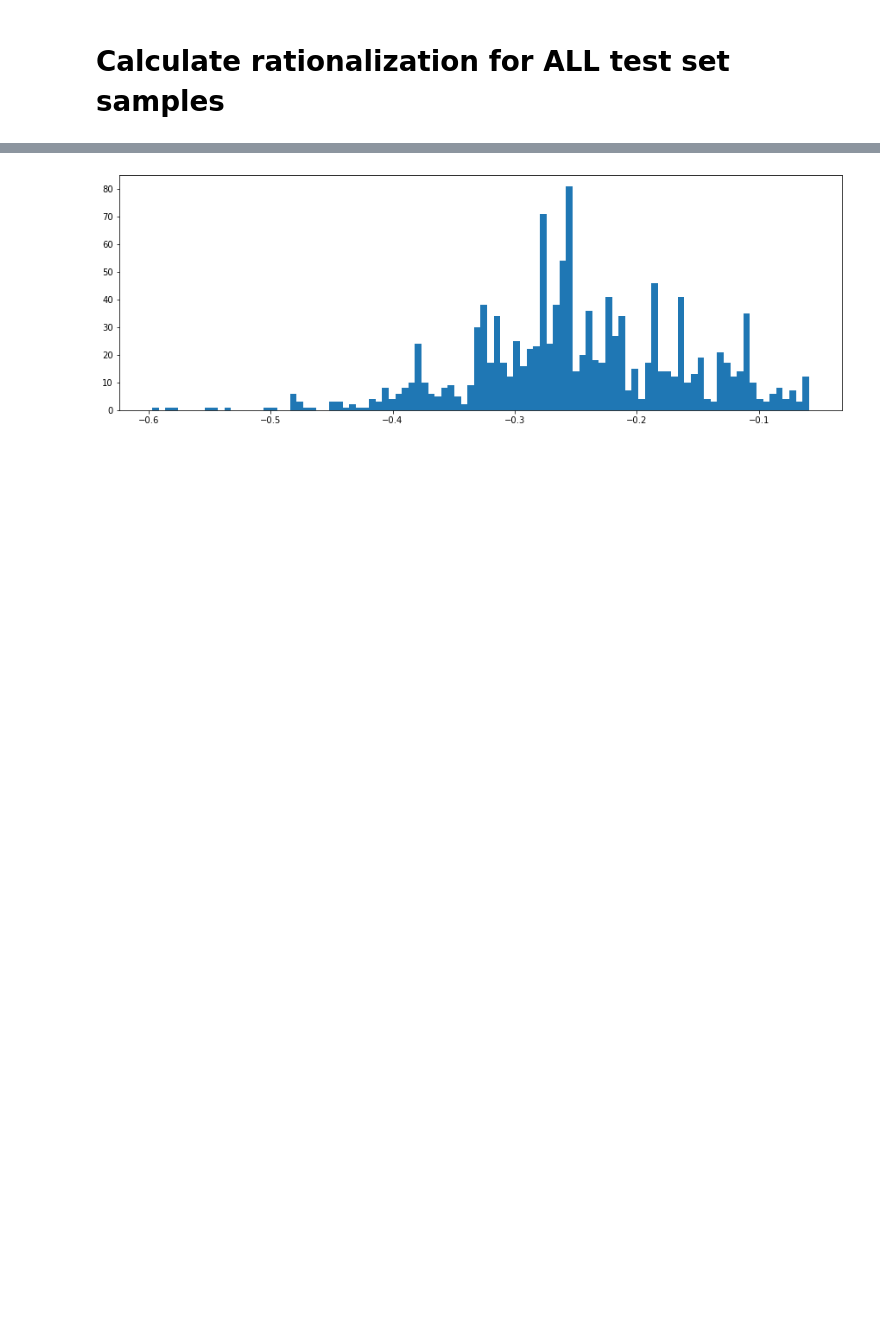
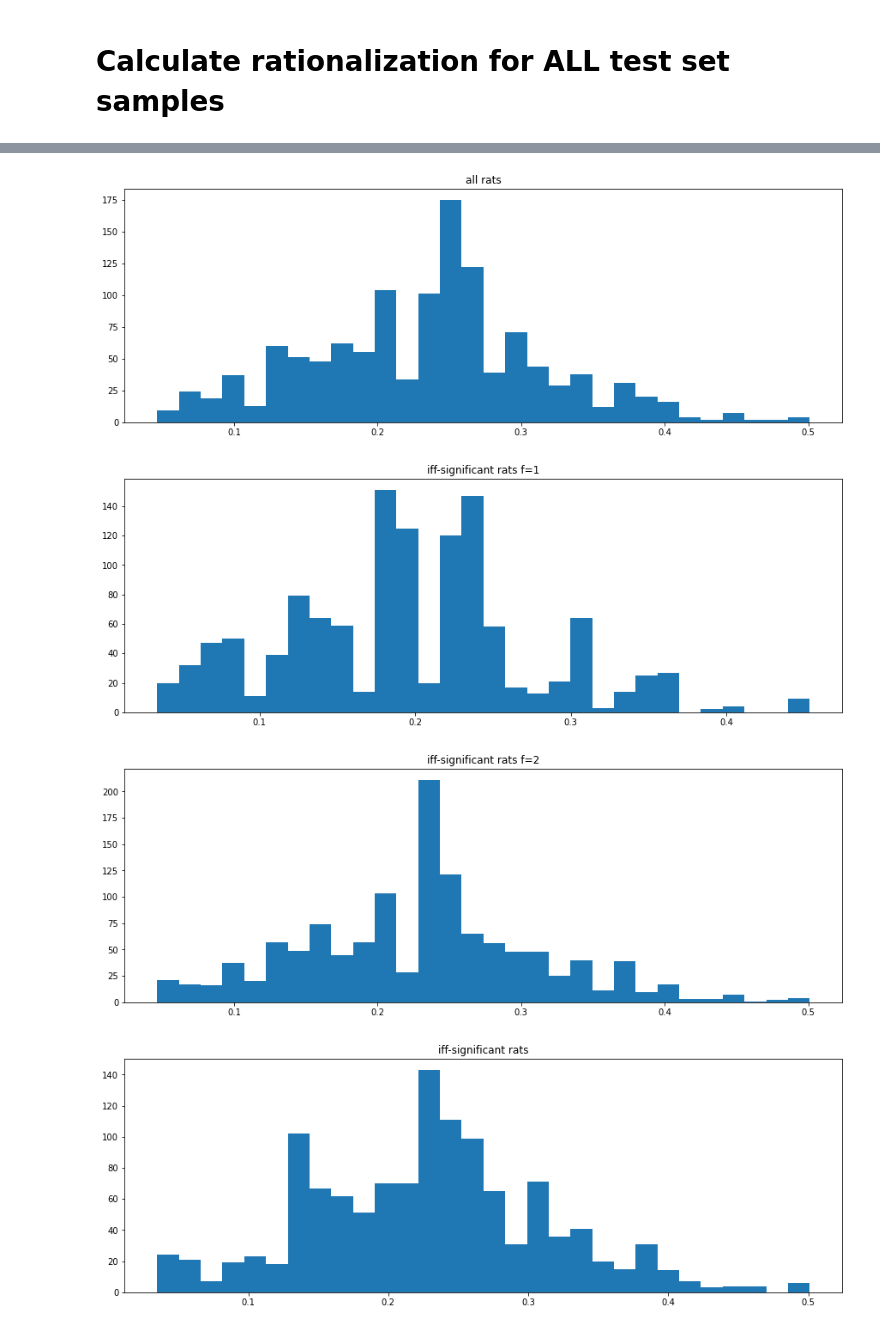
Before and after one commit to cephcyn/malicious_justif, a Jupyter notebook: expl_rat.ipynb, the cells around one changed output, grey strips where cells are left out. Saved outputs shown, nothing was run; the diff lists cells and outputs as text; code cells hidden in the pictures; blank space fills up the shorter version.

```diff
--- a/expl_rat.ipynb
+++ b/expl_rat.ipynb
@@ -74,6 +74,14 @@ trueresult_field = 'two_year_recid'
 from statsmodels.stats import proportion
 
 def rationalize(target, data_df, numfields=1):
+    def noIntervalOverlap(a1, a2, b1, b2):
+        if a1>a2 or b1>b2:
+            raise ValueError('unexpected bounds')
+        if a2<b1 and a1<b1:
+            return True
+        if b2<a1 and b1<a1:
+            return True
+        return False
     breakdown = data_df[trueresult_field]
     full_interval = proportion.proportion_confint(sum(breakdown), len(breakdown), alpha=0.05, method='beta')
     result_df = pd.DataFrame()
@@ -105,8 +113,8 @@ def rationalize(target, data_df, numfields=1):
                 'conf_95_bot': conf_interval[0],
                 'conf_95_top': conf_interval[1],
                 # Statistical significance
-                'significant_baseline': 1 if (conf_interval[0] > full_interval[1]) or (conf_interval[1] < full_interval[0]) else 0,
-                'significant_altgroup': 1 if (conf_interval[0] > altg_interval[1]) or (conf_interval[1] < altg_interval[0]) else 0,
+                'significant_baseline': 1 if noIntervalOverlap(conf_interval[0], conf_interval[1], full_interval[0], full_interval[1]) else 0,
+                'significant_altgroup': 1 if noIntervalOverlap(conf_interval[0], conf_interval[1], altg_interval[0], altg_interval[1]) else 0,
             }, ignore_index=True)
     return result_df
 # %%
@@ -272,7 +265,6 @@ KeyboardInterrupt:
 count_factors = 2
 
 test_rationalizations = pd.DataFrame()
-
 for _, case in filter_data_df_test.iterrows():
     for numfields in range(1, count_factors+1):
         test_rationalizations = pd.concat(
@@ -283,6 +275,11 @@ for _, case in filter_data_df_test.iterrows():
             ignore_index=True,
         )
 
+# Add column representing the 'side' that each rationalization is in favor of
+breakdown = filter_data_df_src[trueresult_field]
+justifying_ref_avg = sum(breakdown)/len(breakdown)
+test_rationalizations['is_recid_rat_side'] = test_rationalizations.apply(lambda r: 1 if r['percent_recid']>justifying_ref_avg else 0, axis=1)
+
 test_rationalizations[:20]
 # %% [output]
 |  | id | field_count | fields | sample_size | percent_recid | percent_recid_alt | conf_95_bot | ... |
@@ -314,16 +313,55 @@ src_range
 # %%
-# Compute and show confidence interval gaps between "best to justify 1" vs "best to justify 0"
-temp_gaps = []
-for x_id, x_rat in test_rationalizations.groupby(['id']):
-    range_lo = max(x_rat['conf_95_bot'])
-    range_hi = min(x_rat['conf_95_top'])
-    temp_gaps.append(range_hi-range_lo)
-
 import matplotlib.pyplot as plt
 import numpy as np
 
-_ = plt.hist(temp_gaps, bins=100)
+num_bins = 30
 
+# Compute and show confidence interval gaps between "closest to justify 1" vs "closest to justify 0"
+temp_gaps = []
+for x_id, x_rat in test_rationalizations.groupby(['id']):
+    range_lo = min(x_rat['conf_95_top'])
+    range_hi = max(x_rat['conf_95_bot'])
+    temp_gaps.append(range_hi-range_lo)
+
+_ = plt.hist(temp_gaps, bins=num_bins)
+_ = plt.title('all rats')
 plt.show()
+
+# CI gaps ... for size-1 sets
+temp_gaps = []
+for x_id, x_rat in test_rationalizations[test_rationalizations['field_count'] == 1].groupby(['id']):
+    range_lo = min(x_rat['conf_95_top'])
+    range_hi = max(x_rat['conf_95_bot'])
+    temp_gaps.append(range_hi-range_lo)
+
+_ = plt.hist(temp_gaps, bins=num_bins)
+_ = plt.title('iff-significant rats f=1')
+plt.show()
+
+# CI gaps ... for size-2 sets
+temp_gaps = []
+for x_id, x_rat in test_rationalizations[test_rationalizations['field_count'] == 2].groupby(['id']):
+    range_lo = min(x_rat['conf_95_top'])
+    range_hi = max(x_rat['conf_95_bot'])
+    temp_gaps.append(range_hi-range_lo)
+
+_ = plt.hist(temp_gaps, bins=num_bins)
+_ = plt.title('iff-significant rats f=2')
+plt.show()
+
+# Compute and show confidence interval gaps between "closest to justify 1" vs "closest to justify 0" for ONLY the significant sets (???)
+test_signif_rat = test_rationalizations[test_rationalizations['significant_baseline'] == 1]
+temp_gaps = []
+for x_id, x_rat in test_signif_rat.groupby(['id']):
+    range_lo = min(x_rat['conf_95_top'])
+    range_hi = max(x_rat['conf_95_bot'])
+    temp_gaps.append(range_hi-range_lo)
+
+_ = plt.hist(temp_gaps, bins=num_bins)
+_ = plt.title('iff-significant rats (???)')
+plt.show()
 # %% [output]
-[figure, old version]
+[figure, new version]
+[figure, added]
+[figure, added]
+[figure, added]
```
Also changed, not shown: parts of 17 cells of this notebook.
